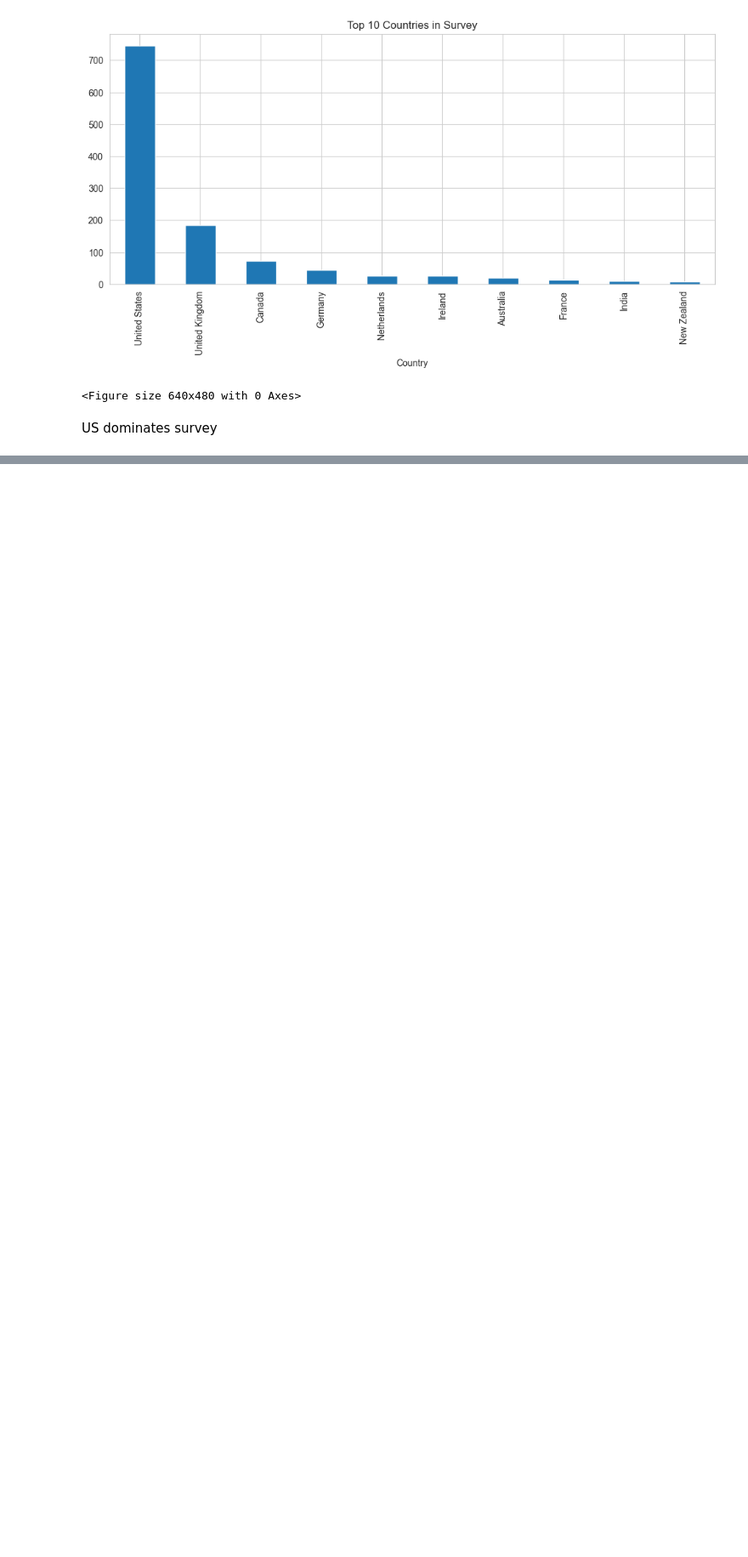
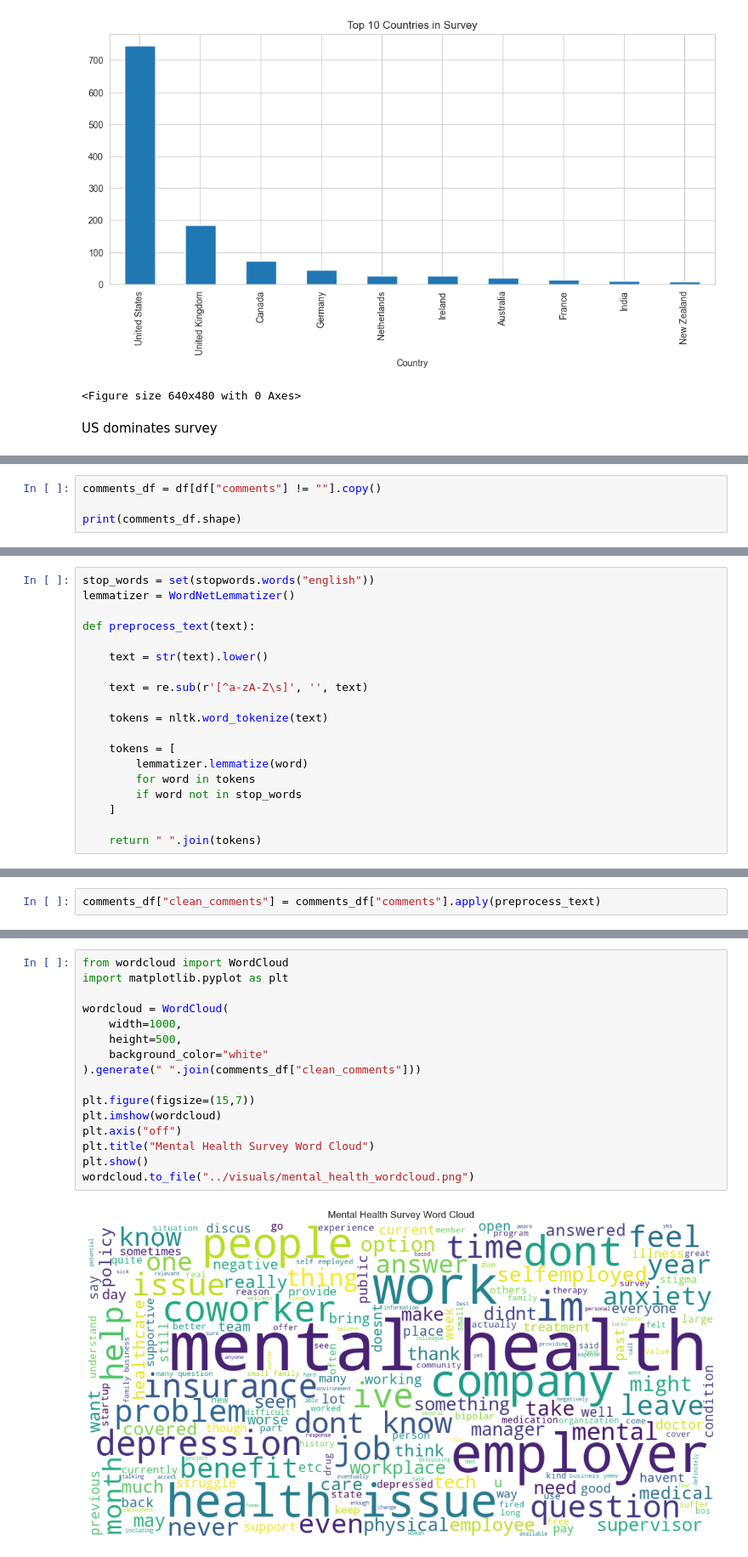
Before and after one commit to patelshivam109/Mental_Health_Sentiment_Analyzer, a Jupyter notebook: Notebooks/day1_eda.ipynb, the cells around one changed output, grey strips where cells are left out. Shown at 85% size. Saved outputs shown, nothing was run; the diff lists cells and outputs as text; blank space fills up the shorter version.

Commit message:
Complete NLP preprocessing and word frequency analysis

```diff
--- a/Notebooks/day1_eda.ipynb
+++ b/Notebooks/day1_eda.ipynb
@@ -379,0 +394,4 @@ US dominates survey
+# %%
+comments_df = df[df["comments"] != ""].copy()
+
+print(comments_df.shape)
@@ -379,0 +424,19 @@ US dominates survey
+# %%
+stop_words = set(stopwords.words("english"))
+lemmatizer = WordNetLemmatizer()
+
+def preprocess_text(text):
+
+    text = str(text).lower()
+
+    text = re.sub(r'[^a-zA-Z\s]', '', text)
+
+    tokens = nltk.word_tokenize(text)
+
+    tokens = [
+        lemmatizer.lemmatize(word)
+        for word in tokens
+        if word not in stop_words
+    ]
+
+    return " ".join(tokens)
@@ -379,0 +445,2 @@ US dominates survey
+# %%
+comments_df["clean_comments"] = comments_df["comments"].apply(preprocess_text)
@@ -379,0 +491,18 @@ US dominates survey
+# %%
+from wordcloud import WordCloud
+import matplotlib.pyplot as plt
+
+wordcloud = WordCloud(
+    width=1000,
+    height=500,
+    background_color="white"
+).generate(" ".join(comments_df["clean_comments"]))
+
+plt.figure(figsize=(15,7))
+plt.imshow(wordcloud)
+plt.axis("off")
+plt.title("Mental Health Survey Word Cloud")
+plt.show()
+wordcloud.to_file("../visuals/mental_health_wordcloud.png")
+# %% [output]
+[figure, added]
```
Also changed, not shown: parts of 11 cells of this notebook, 1 other file.
